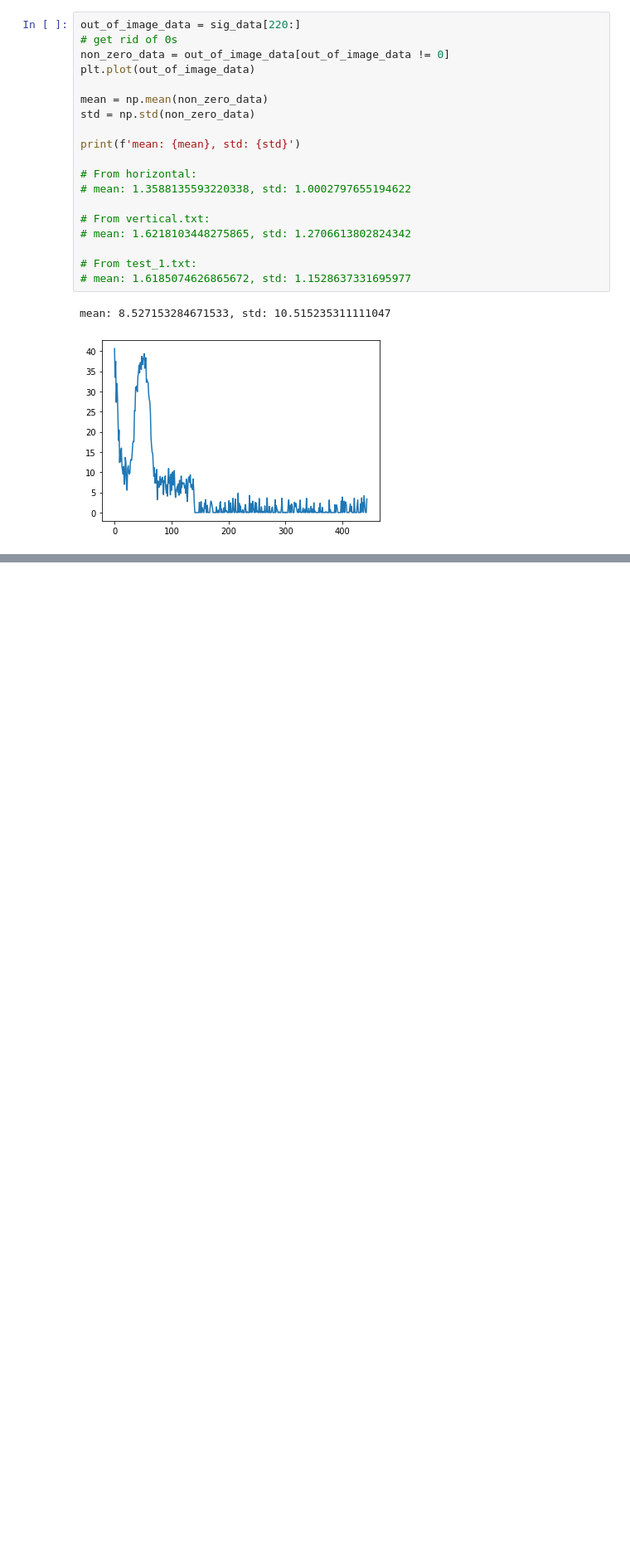
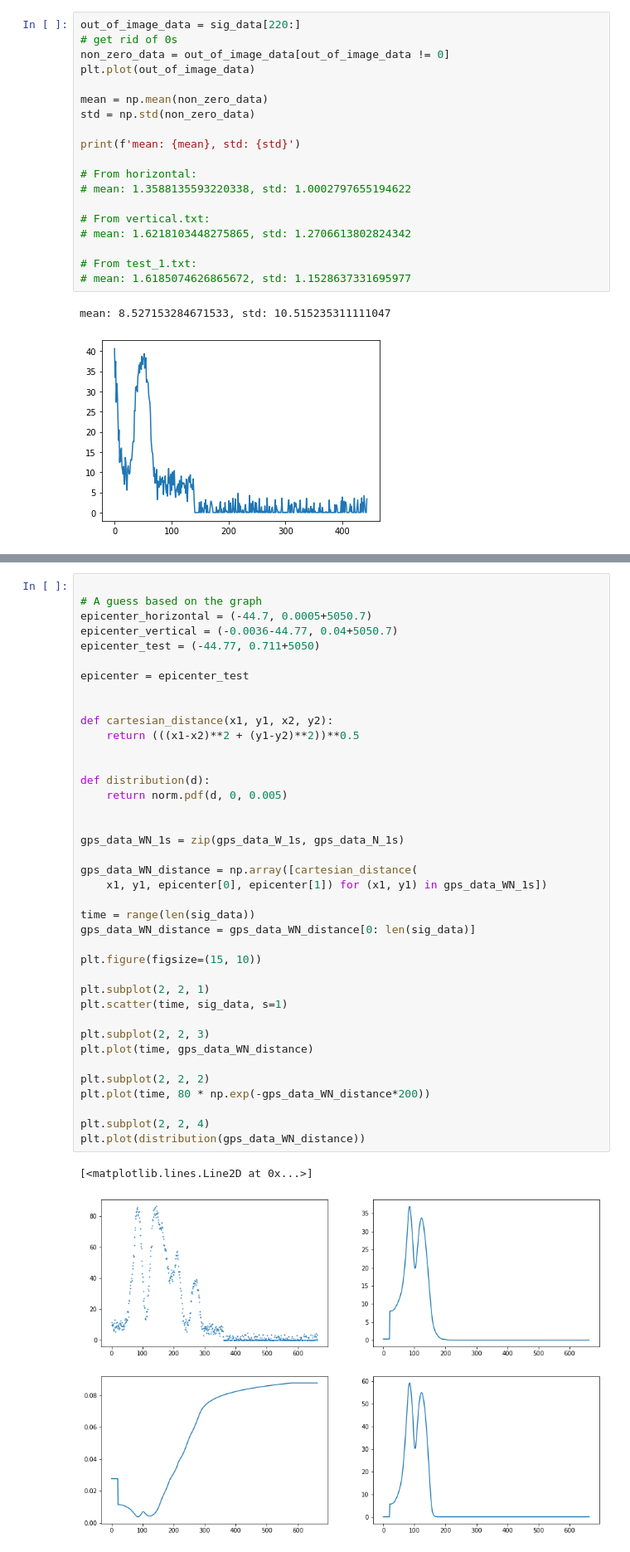
Before and after one commit to LeonY117/MAChallenge_4, a Jupyter notebook: Challenge4.ipynb, the cells around one changed output, grey strips where cells are left out. Shown at 83% size. Cells and saved outputs as stored; diff of their text form; blank space fills up the shorter version.

Commit message:
model signal from distance

```diff
--- a/Challenge4.ipynb
+++ b/Challenge4.ipynb
@@ -89,0 +101,42 @@ print(std)
+# %%
+
+# A guess based on the graph
+epicenter_horizontal = (-44.7, 0.0005+5050.7)
+epicenter_vertical = (-0.0036-44.77, 0.04+5050.7)
+epicenter_test = (-44.77, 0.711+5050)
+
+epicenter = epicenter_test
+
+
+def cartesian_distance(x1, y1, x2, y2):
+    return (((x1-x2)**2 + (y1-y2)**2))**0.5
+
+
+def distribution(d):
+    return norm.pdf(d, 0, 0.005)
+
+
+gps_data_WN_1s = zip(gps_data_W_1s, gps_data_N_1s)
+
+gps_data_WN_distance = np.array([cartesian_distance(
+    x1, y1, epicenter[0], epicenter[1]) for (x1, y1) in gps_data_WN_1s])
+
+time = range(len(sig_data))
+gps_data_WN_distance = gps_data_WN_distance[0: len(sig_data)]
+
+plt.figure(figsize=(15, 10))
+
+plt.subplot(2, 2, 1)
+plt.scatter(time, sig_data, s=1)
+
+plt.subplot(2, 2, 3)
+plt.plot(time, gps_data_WN_distance)
+
+plt.subplot(2, 2, 2)
+plt.plot(time, 80 * np.exp(-gps_data_WN_distance*200))
+
+plt.subplot(2, 2, 4)
+plt.plot(distribution(gps_data_WN_distance))
+# %% [output]
+[<matplotlib.lines.Line2D at 0x...>]
+[figure, added]
```
Also changed, not shown: parts of 7 cells of this notebook.
